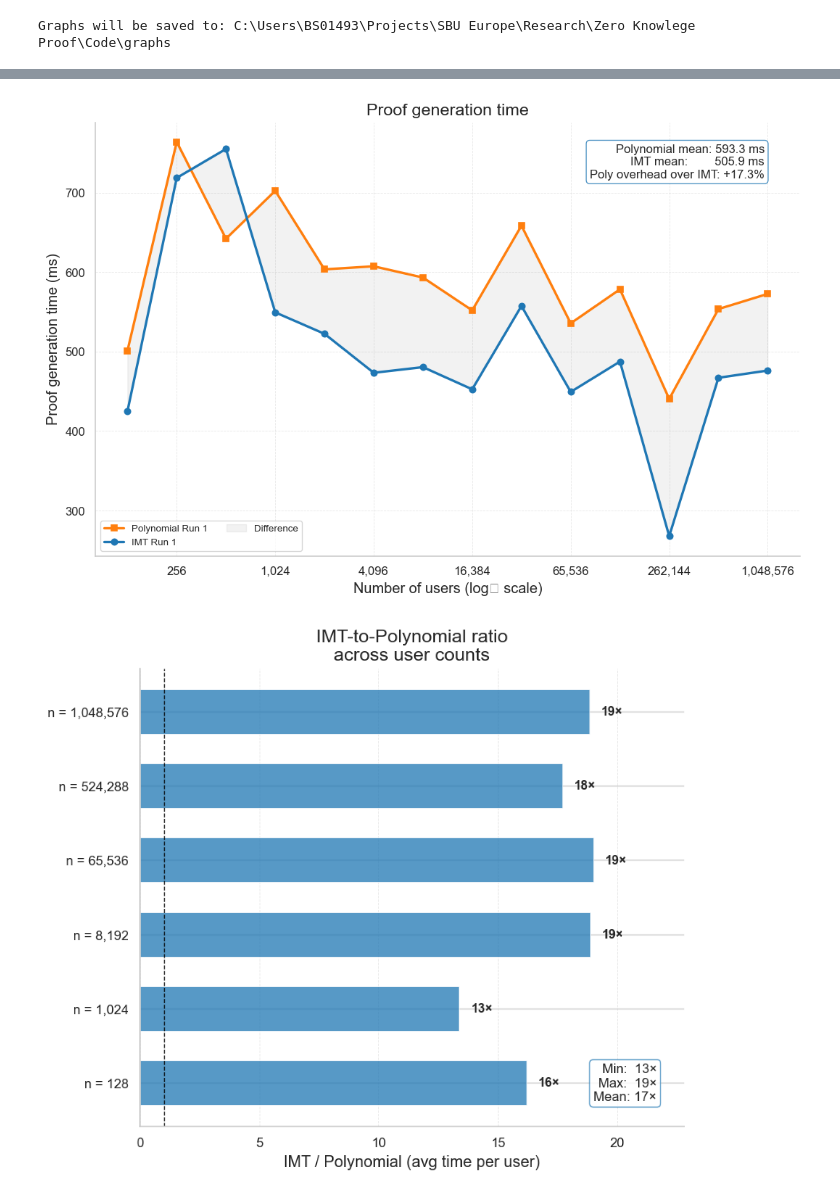
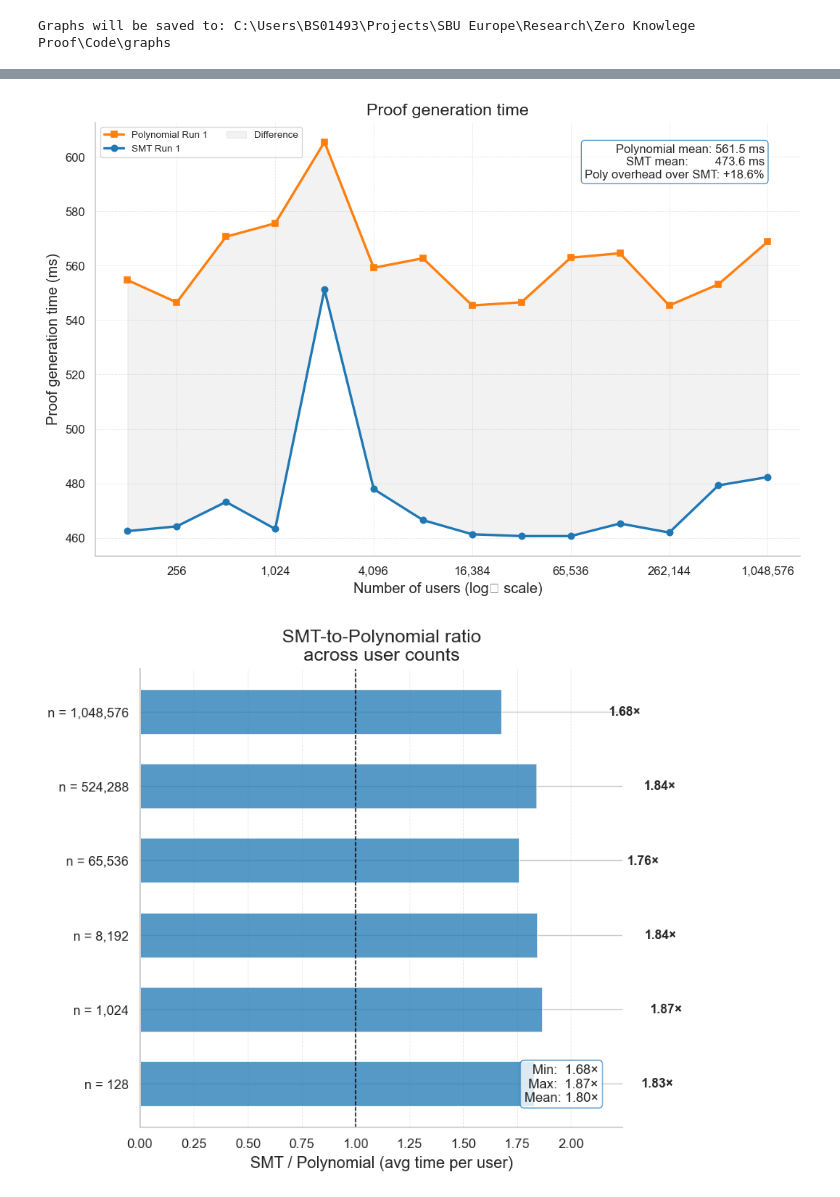
Before and after one commit to Samonto-Karmaker/ZKP-Polynomial-Vs-IMT, a Jupyter notebook: IMT_vs_PEB.ipynb, the cells around one changed output, grey strips where cells are left out. Saved outputs shown, nothing was run; the diff lists cells and outputs as text; code cells hidden in the pictures.

```diff
--- a/IMT_vs_PEB.ipynb
+++ b/IMT_vs_PEB.ipynb
@@ -22,17 +22,17 @@ plt.rcParams.update({
     'axes.spines.right': False,
 })
 
-SCHEME_COLORS = {'IMT': '#1f77b4', 'Polynomial': '#ff7f0e'}
-SCHEME_MARKERS = {'IMT': 'o', 'Polynomial': 's'}
-SCHEME_DASHES = {'IMT': (1, 0), 'Polynomial': (4, 2)}
+SCHEME_COLORS = {'SMT': '#1f77b4', 'Polynomial': '#ff7f0e'}
+SCHEME_MARKERS = {'SMT': 'o', 'Polynomial': 's'}
+SCHEME_DASHES = {'SMT': (1, 0), 'Polynomial': (4, 2)}
 
 # Define common plotting constants
 LABEL_FONT = 12
 TITLE_FONT = 14
 POLY_COLOR = SCHEME_COLORS['Polynomial']
-IMT_COLOR = SCHEME_COLORS['IMT']
+SMT_COLOR = SCHEME_COLORS['SMT']
 POLY_MARKER = SCHEME_MARKERS['Polynomial']
-IMT_MARKER = SCHEME_MARKERS['IMT']
+SMT_MARKER = SCHEME_MARKERS['SMT']
 RUN_STYLES = {1: '-', 2: '--'}
 
 def stats_box(ax, lines, loc='upper right', color='#1f77b4'):
@@ -56,19 +56,19 @@ Graphs will be saved to: C:\Users\BS01493\Projects\SBU Europe\Research\Zero Know
 from pathlib import Path
 
 _notebook_dir = Path().resolve()
-imt_df  = pd.read_csv(_notebook_dir / 'imt_results.csv')
+smt_df  = pd.read_csv(_notebook_dir / 'smt_results.csv')
 poly_df = pd.read_csv(_notebook_dir / 'polynomial_results.csv')
 
-for df in [imt_df, poly_df]:
+for df in [smt_df, poly_df]:
     df['run_id'] = df.groupby('user_count').cumcount() + 1
 
-imt_df['scheme_type']  = 'IMT'
+smt_df['scheme_type']  = 'SMT'
 poly_df['scheme_type'] = 'Polynomial'
 
-combined = pd.concat([imt_df, poly_df], ignore_index=True)
+combined = pd.concat([smt_df, poly_df], ignore_index=True)
 num_runs = int(combined['run_id'].max())
 
-print(f"Loaded {len(imt_df)} IMT rows and {len(poly_df)} Polynomial rows.")
+print(f"Loaded {len(smt_df)} SMT rows and {len(poly_df)} Polynomial rows.")
 print(f"Detected {num_runs} run(s) per scheme.")
 print(f"\nColumns: {list(combined.columns)}")
 combined.head(6)
@@ -108,7 +108,7 @@ METRICS = [
 def plot_run(df, run_id):
     run_data = df[df['run_id'] == run_id]
     fig, axes = plt.subplots(2, 2, figsize=(14, 9))
-    fig.suptitle(f"Run {run_id} — IMT vs Polynomial", fontsize=15, fontweight='bold', y=1.01)
+    fig.suptitle(f"Run {run_id} — SMT vs Polynomial", fontsize=15, fontweight='bold', y=1.01)
 
     for ax, (col, ylabel) in zip(axes.flat, METRICS):
         for scheme, grp in run_data.groupby('scheme_type'):
@@ -547,13 +547,13 @@ plt.show()
 fig, ax_proof = plt.subplots(figsize=(9, 6))
 
 poly_proof_grp = combined[combined['scheme_type'] == 'Polynomial'].groupby('user_count')['proof_gen_time_ms'].mean()
-imt_proof_grp = combined[combined['scheme_type'] == 'IMT'].groupby('user_count')['proof_gen_time_ms'].mean()
+smt_proof_grp = combined[combined['scheme_type'] == 'SMT'].groupby('user_count')['proof_gen_time_ms'].mean()
 
-proof_overhead = (poly_proof_grp.mean() / imt_proof_grp.mean() - 1) * 100
+proof_overhead = (poly_proof_grp.mean() / smt_proof_grp.mean() - 1) * 100
 
-for scheme in ['Polynomial', 'IMT']:
-    color = POLY_COLOR if scheme == 'Polynomial' else IMT_COLOR
-    mrkr   = POLY_MARKER if scheme == 'Polynomial' else IMT_MARKER
+for scheme in ['Polynomial', 'SMT']:
+    color = POLY_COLOR if scheme == 'Polynomial' else SMT_COLOR
+    mrkr   = POLY_MARKER if scheme == 'Polynomial' else SMT_MARKER
     for run_id, grp in combined[combined['scheme_type'] == scheme].groupby('run_id'):
         grp = grp.sort_values('user_count')
         ax_proof.plot(grp['user_count'], grp['proof_gen_time_ms'],
@@ -561,7 +561,7 @@ for scheme in ['Polynomial', 'IMT']:
                       marker=mrkr, markersize=5, linewidth=2.0,
                       label=f"{scheme} Run {run_id}")
 
-ax_proof.fill_between(poly_proof_grp.index, poly_proof_grp.values, imt_proof_grp.values,
+ax_proof.fill_between(poly_proof_grp.index, poly_proof_grp.values, smt_proof_grp.values,
                       alpha=0.10, color='gray', label='Difference')
 
 ax_proof.set_xscale('log', base=2)
@@ -574,51 +574,51 @@ ax_proof.xaxis.set_major_formatter(ticker.FuncFormatter(fmt_x))
 
 stats_box(ax_proof, [
     f"Polynomial mean: {poly_proof_grp.mean():.1f} ms",
-    f"IMT mean:        {imt_proof_grp.mean():.1f} ms",
-    f"Poly overhead over IMT: +{proof_overhead:.1f}%",
+    f"SMT mean:        {smt_proof_grp.mean():.1f} ms",
+    f"Poly overhead over SMT: +{proof_overhead:.1f}%",
 ])
 
 plt.tight_layout()
 plt.savefig(GRAPHS_DIR / "proof_gen_time.png", bbox_inches='tight', dpi=300)
 plt.show()
 # %% [output]
-[figure, old version]
+[figure, new version]
 # %%
 select_n = [128, 1024, 8192, 65536, 524288, 1048576]
 ratios   = []
 
 for n in select_n:
     p = combined[(combined['scheme_type'] == 'Polynomial') & (combined['user_count'] == n)]['avg_population_time_ms'].mean()
-    m = combined[(combined['scheme_type'] == 'IMT')        & (combined['user_count'] == n)]['avg_population_time_ms'].mean()
+    m = combined[(combined['scheme_type'] == 'SMT')        & (combined['user_count'] == n)]['avg_population_time_ms'].mean()
     ratios.append(m / p)
 
 fig, ax_ratio = plt.subplots(figsize=(7, 6))
 
 bars = ax_ratio.barh(
     [f"n = {n:,}" for n in select_n],
     ratios,
-    color=IMT_COLOR, alpha=0.75,
+    color=SMT_COLOR, alpha=0.75,
     edgecolor='white', linewidth=0.6, height=0.6
 )
 
 for bar, val in zip(bars, ratios):
     ax_ratio.text(val + 0.5, bar.get_y() + bar.get_height() / 2,
-                  f"{val:.0f}×", va='center', fontsize=9.5, fontweight='bold')
+                  f"{val:.2f}×", va='center', fontsize=9.5, fontweight='bold')
 
-ax_ratio.set_xlabel("IMT / Polynomial (avg time per user)", fontsize=LABEL_FONT)
-ax_ratio.set_title("IMT-to-Polynomial ratio\nacross user counts", fontsize=TITLE_FONT)
+ax_ratio.set_xlabel("SMT / Polynomial (avg time per user)", fontsize=LABEL_FONT)
+ax_ratio.set_title("SMT-to-Polynomial ratio\nacross user counts", fontsize=TITLE_FONT)
 ax_ratio.axvline(1, color='black', linewidth=0.8, linestyle='--')
 ax_ratio.grid(axis='x', linestyle='--', linewidth=0.5, alpha=0.5)
 ax_ratio.set_xlim(0, max(ratios) * 1.20)
 
 stats_box(ax_ratio, [
-    f"Min:  {min(ratios):.0f}×",
-    f"Max:  {max(ratios):.0f}×",
-    f"Mean: {np.mean(ratios):.0f}×",
+    f"Min:  {min(ratios):.2f}×",
+    f"Max:  {max(ratios):.2f}×",
+    f"Mean: {np.mean(ratios):.2f}×",
 ], loc="lower right")
 
 plt.tight_layout()
 plt.savefig(GRAPHS_DIR / "ratio_bar_chart.png", bbox_inches='tight', dpi=300)
 plt.show()
 # %% [output]
-[figure, old version]
+[figure, new version]
```
Also changed, not shown: parts of 9 cells of this notebook, 19 other files.
